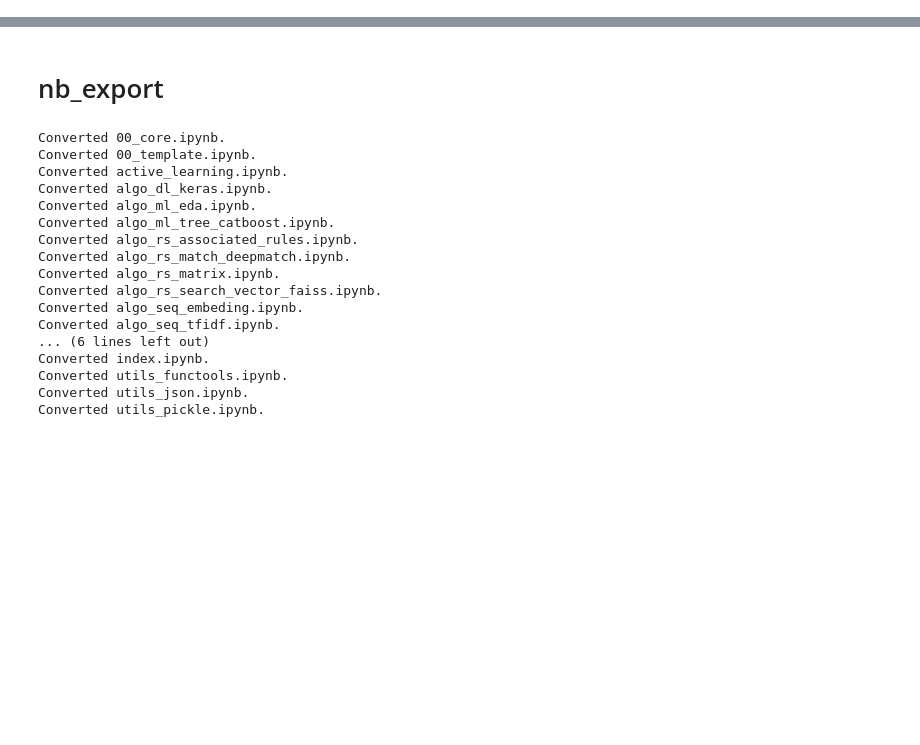
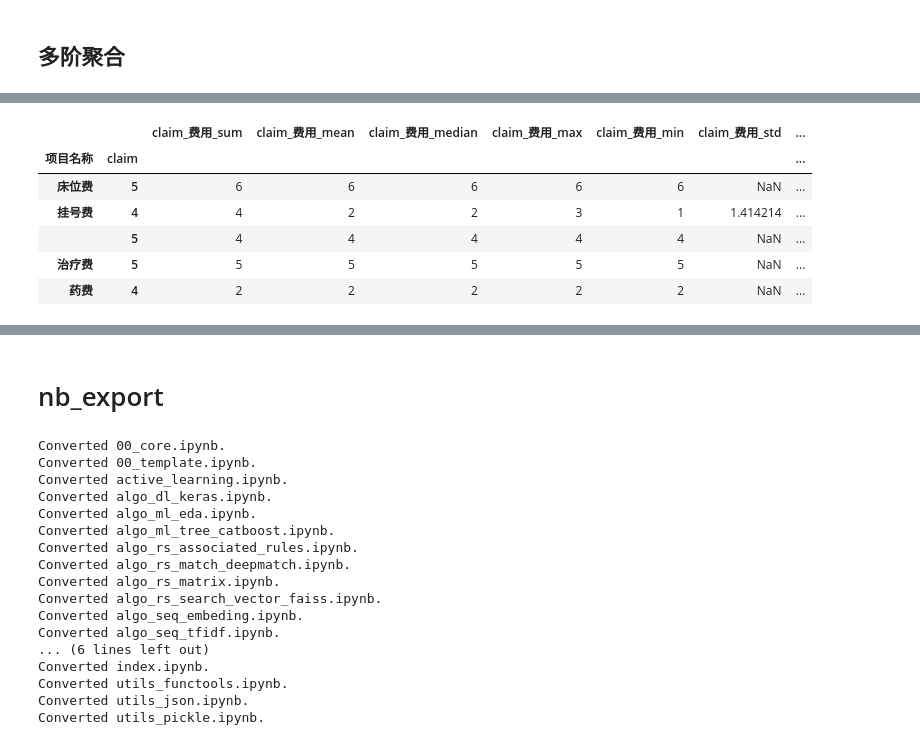
Before and after one commit to mayi140611/myappsexlib, a Jupyter notebook: data-processing-eda.ipynb, the cells around one changed output, grey strips where cells are left out. Cells and saved outputs as stored; diff of their text form; code cells hidden in the pictures; blank space fills up the shorter version.

```diff
--- a/data-processing-eda.ipynb
+++ b/data-processing-eda.ipynb
@@ -71,0 +69,16 @@ def say_hello(to):
+# %%
+#export
+def aggregate_features(df_, feat, agg_func_dict, prefix=''):
+    """
+    """
+    from loguru import logger
+    df = df_.copy()
+    logger.info(f'gen 特征 for {",".join(feat)}...')
+
+
+    agg_df = df.groupby(feat).agg(agg_func_dict)
+#     print(agg_df.columns.values)
+    agg_df.columns = [prefix + '_'.join(col).strip() for col in agg_df.columns.values]
+    logger.info(f'gen 特征 for {",".join(feat)}...end')
+
+    return agg_df
@@ -71,0 +87,5 @@ def say_hello(to):
+# %%
+df = pd.DataFrame({'收据号': [1, 1, 2, 3, 3, 3],
+                   '项目名称': ['挂号费', '药费', '挂号费', '挂号费', '治疗费', '床位费'],
+                   '费用': [1, 2, 3, 4, 5, 6],
+                   'claim': [4, 4, 4, 5, 5, 5]})
@@ -71,0 +109,9 @@ def say_hello(to):
+# %% [markdown]
+## 多阶聚合
+# %%
+agg_func = {
+    '费用': ['sum','mean','median','max','min','std'],
+    '收据号': ['count','nunique'],
+}
+aggregate_features(df, ['项目名称', 'claim'], agg_func, 'claim_')
+# %% [output]
@@ -71,0 +120,7 @@ def say_hello(to):
+|  |  | claim_费用_sum | claim_费用_mean | claim_费用_median | claim_费用_max | claim_费用_min | claim_费用_std | ... |
+| 项目名称 | claim |  |  |  |  |  |  | ... |
+| 床位费 | 5 | 6 | 6 | 6 | 6 | 6 | NaN | ... |
+| 挂号费 | 4 | 4 | 2 | 2 | 3 | 1 | 1.414214 | ... |
+|  | 5 | 4 | 4 | 4 | 4 | 4 | NaN | ... |
+| 治疗费 | 5 | 5 | 5 | 5 | 5 | 5 | NaN | ... |
+| 药费 | 4 | 2 | 2 | 2 | 2 | 2 | NaN | ... |
```
Also changed, not shown: parts of 11 cells of this notebook, 9 other files.
